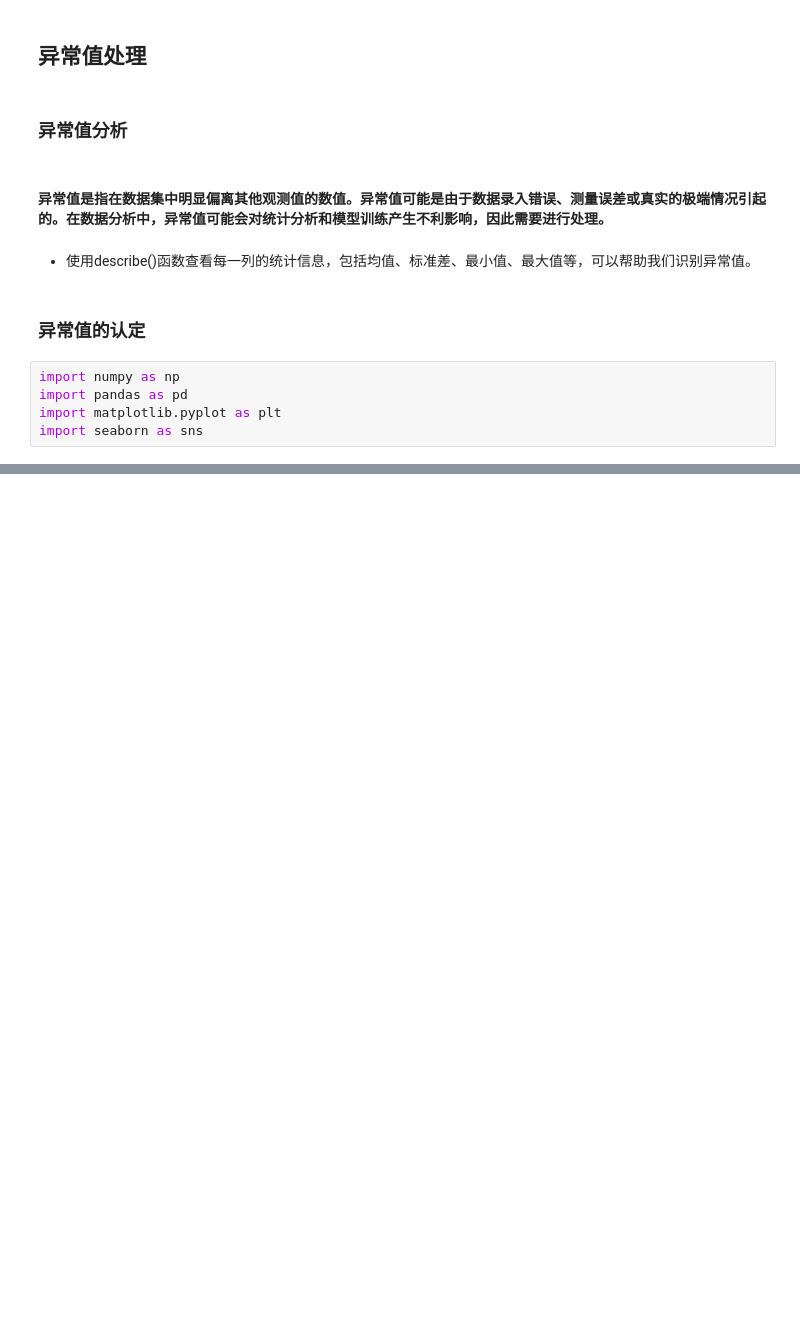
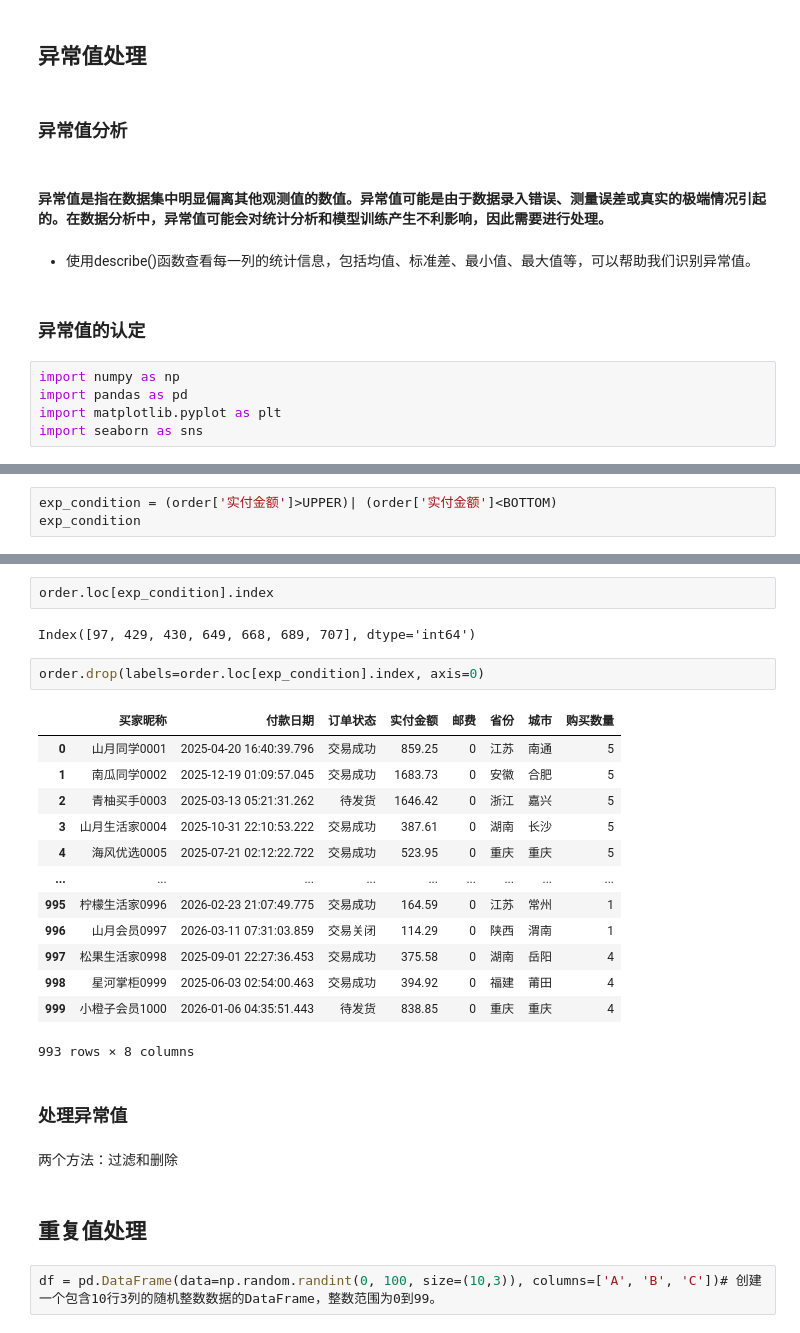
Before and after one commit to wang-bao-le/data-analysis, a Jupyter notebook: 05.pandas数据处理.ipynb, the cells around one changed output, grey strips where cells are left out. Drawn from its saved outputs; the diff is of its cells as text; blank space fills up the shorter version.

```diff
--- a/05.pandas数据处理.ipynb
+++ b/05.pandas数据处理.ipynb
@@ -641,0 +912,3 @@ import seaborn as sns
+# %%
+exp_condition = (order['实付金额']>UPPER)| (order['实付金额']<BOTTOM)
+exp_condition
@@ -641,0 +939,28 @@ import seaborn as sns
+# %%
+order.loc[exp_condition].index
+# %% [output]
+Index([97, 429, 430, 649, 668, 689, 707], dtype='int64')
+# %%
+order.drop(labels=order.loc[exp_condition].index, axis=0)
+# %% [output]
+|  | 买家昵称 | 付款日期 | 订单状态 | 实付金额 | 邮费 | 省份 | 城市 | 购买数量 |
+| 0 | 山月同学0001 | 2025-04-20 16:40:39.796 | 交易成功 | 859.25 | 0 | 江苏 | 南通 | 5 |
+| 1 | 南瓜同学0002 | 2025-12-19 01:09:57.045 | 交易成功 | 1683.73 | 0 | 安徽 | 合肥 | 5 |
+| 2 | 青柚买手0003 | 2025-03-13 05:21:31.262 | 待发货 | 1646.42 | 0 | 浙江 | 嘉兴 | 5 |
+| 3 | 山月生活家0004 | 2025-10-31 22:10:53.222 | 交易成功 | 387.61 | 0 | 湖南 | 长沙 | 5 |
+| 4 | 海风优选0005 | 2025-07-21 02:12:22.722 | 交易成功 | 523.95 | 0 | 重庆 | 重庆 | 5 |
+| ... | ... | ... | ... | ... | ... | ... | ... | ... |
+| 995 | 柠檬生活家0996 | 2026-02-23 21:07:49.775 | 交易成功 | 164.59 | 0 | 江苏 | 常州 | 1 |
+| 996 | 山月会员0997 | 2026-03-11 07:31:03.859 | 交易关闭 | 114.29 | 0 | 陕西 | 渭南 | 1 |
+| 997 | 松果生活家0998 | 2025-09-01 22:27:36.453 | 交易成功 | 375.58 | 0 | 湖南 | 岳阳 | 4 |
+| 998 | 星河掌柜0999 | 2025-06-03 02:54:00.463 | 交易成功 | 394.92 | 0 | 福建 | 莆田 | 4 |
+| 999 | 小橙子会员1000 | 2026-01-06 04:35:51.443 | 待发货 | 838.85 | 0 | 重庆 | 重庆 | 4 |
+993 rows × 8 columns
+# %% [markdown]
+### 处理异常值
+# %% [markdown]
+两个方法：过滤和删除
+# %% [markdown]
+## 重复值处理
+# %%
+df = pd.DataFrame(data=np.random.randint(0, 100, size=(10,3)), columns=['A', 'B', 'C'])# 创建一个包含10行3列的随机整数数据的DataFrame，整数范围为0到99。
```
Also changed, not shown: parts of 118 cells of this notebook, 2 other files.
